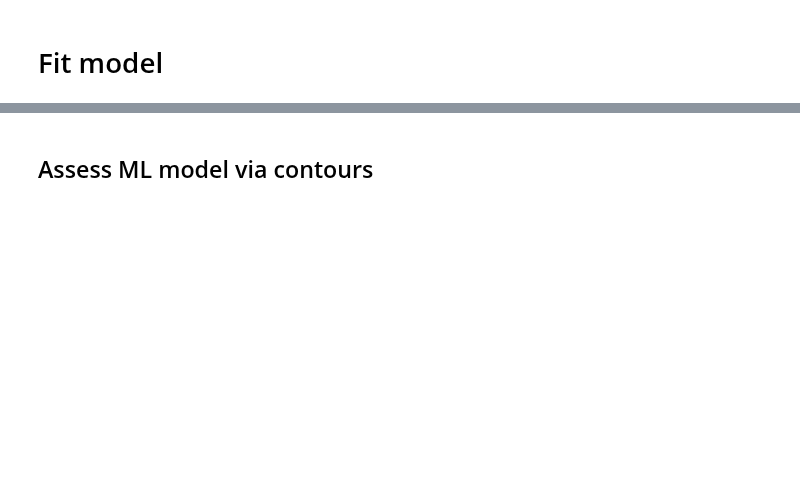
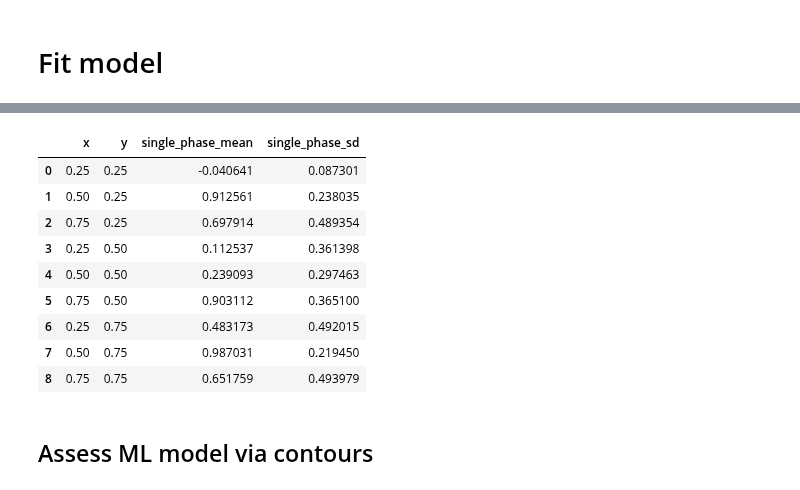
Before and after one commit to kaybr24/perovskite-solar, a Jupyter notebook: figures.ipynb, the cells around one changed output, grey strips where cells are left out. Drawn from its saved outputs; the diff is of its cells as text; code cells hidden in the pictures; blank space fills up the shorter version.

```diff
--- a/figures.ipynb
+++ b/figures.ipynb
@@ -294,3 +306,19 @@ model: (no name)
+# %%
+(
+    md_fit
+    >> gr.ev_df(gr.df_grid(x=[0.25, 0.5, 0.75], y=[0.25, 0.5, 0.75]))
+)
+# %% [output]
+|  | x | y | single_phase_mean | single_phase_sd |
+| 0 | 0.25 | 0.25 | -0.040641 | 0.087301 |
+| 1 | 0.50 | 0.25 | 0.912561 | 0.238035 |
+| 2 | 0.75 | 0.25 | 0.697914 | 0.489354 |
+| 3 | 0.25 | 0.50 | 0.112537 | 0.361398 |
+| 4 | 0.50 | 0.50 | 0.239093 | 0.297463 |
+| 5 | 0.75 | 0.50 | 0.903112 | 0.365100 |
+| 6 | 0.25 | 0.75 | 0.483173 | 0.492015 |
+| 7 | 0.50 | 0.75 | 0.987031 | 0.219450 |
+| 8 | 0.75 | 0.75 | 0.651759 | 0.493979 |
 # %% [markdown]
 ## Assess ML model via contours
 # %%
```
Also changed, not shown: parts of 6 cells of this notebook.
